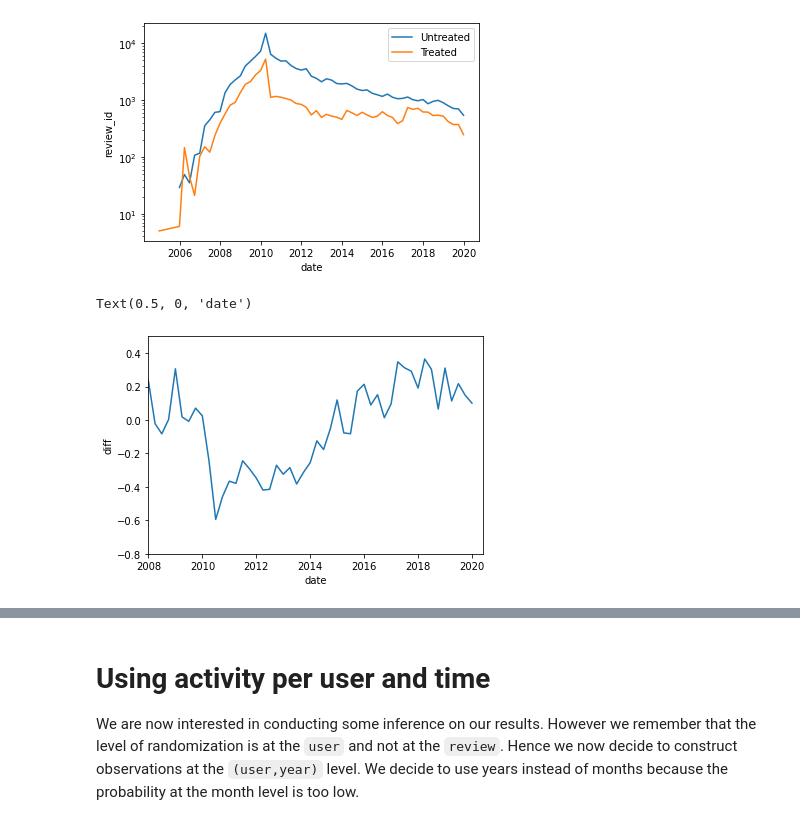
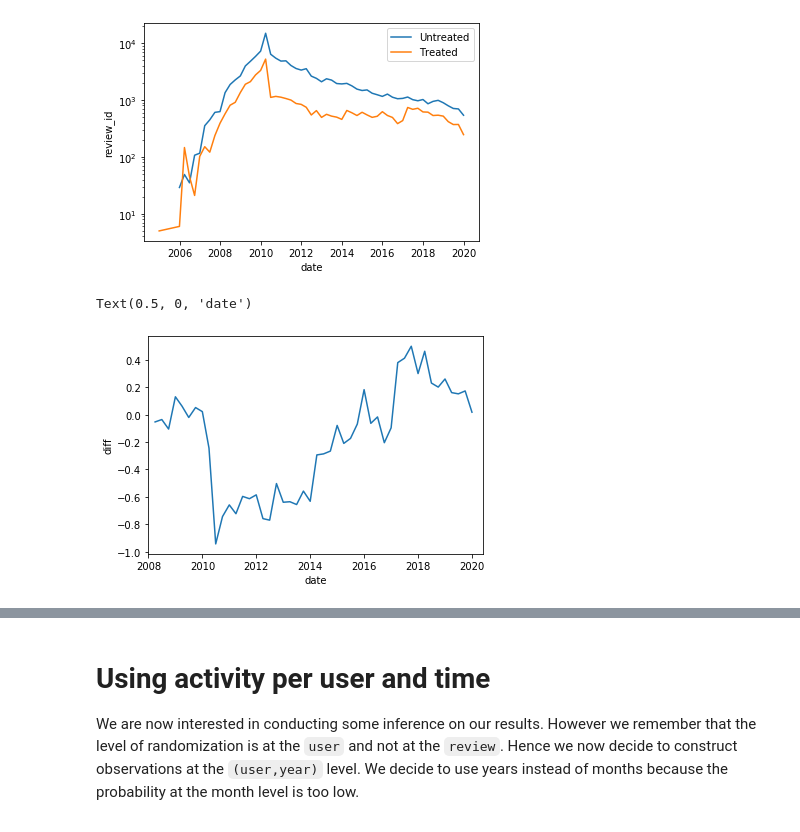
Before and after one commit to vma101/big_data_tools, a Jupyter notebook: hw3_quasi.ipynb, the cells around one changed output, grey strips where cells are left out. Cells and saved outputs as stored; diff of their text form; code cells hidden in the pictures.

```diff
--- a/hw3_quasi.ipynb
+++ b/hw3_quasi.ipynb
@@ -39,10 +39,10 @@ import matplotlib.pyplot as plt
 import numpy as np
 import datetime
 
-# file_review = os.path.expanduser("~/Downloads/yelp_academic_dataset_review_experiment.json")
-# file_treatment = os.path.expanduser("~/Downloads/yelp_academic_dataset_review_treatment.json")
-file_review = "data/yelp_academic_dataset_review_experiment.json"
-file_treatment = "data/yelp_academic_dataset_review_treatment.json"
+file_review = os.path.expanduser("~/Downloads/yelp_academic_dataset_review_experiment.json")
+file_treatment = os.path.expanduser("~/Downloads/yelp_academic_dataset_review_treatment.json")
+#file_review = "data/yelp_academic_dataset_review_experiment.json"
+#file_treatment = "data/yelp_academic_dataset_review_treatment.json"
 
 def file_len(fname):
     """ Function which efficiently computes the number of lines in file"""
@@ -291,18 +294,19 @@ plt.legend()
 # %%
 #4.4: plot number of reviews for control and treatment group
 dstart = datetime.datetime(2008,1,1)
 dend = datetime.datetime(2020,6,1)
 
 mod = un.merge(treat,left_index=True,right_index=True,how="inner", suffixes = ("_control", "_treat"))
-mod['control_diff'] = np.log(mod['review_id_control']) - np.log(mod['user_id_control'])
-mod['treated_diff'] = np.log(mod['review_id_treat']) - np.log(mod['user_id_treat'])
+mod['control_diff'] = np.log(mod['review_id_control']) - np.log(3346)
+mod['treated_diff'] = np.log(mod['review_id_treat']) - np.log(1500)
 mod['diff'] = mod['treated_diff']-mod['control_diff']
+mod = mod.iloc[9:,:]
 plt.figure()
 plt.plot(mod.index,mod['diff'])
 plt.xlim(dstart, dend)
-plt.ylim(-0.8,0.5)
+#plt.ylim(-1,1)
 plt.ylabel("diff")
 plt.xlabel('date')
 # %% [output]
 Text(0.5, 0, 'date')
-[figure, old version]
+[figure, new version]
```
Also changed, not shown: parts of 4 cells of this notebook.
